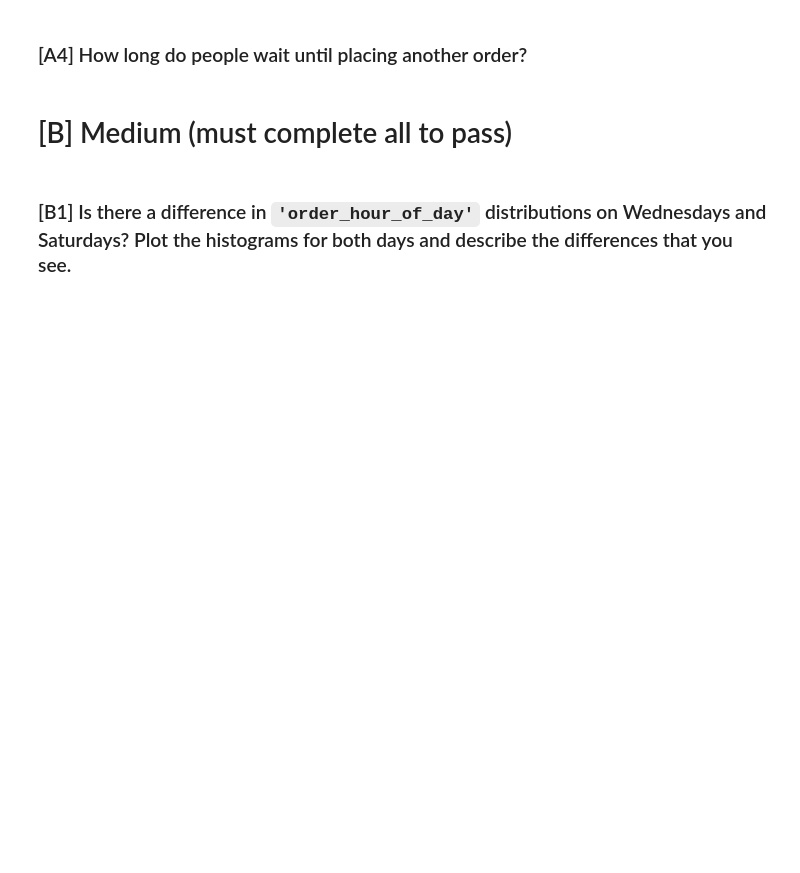
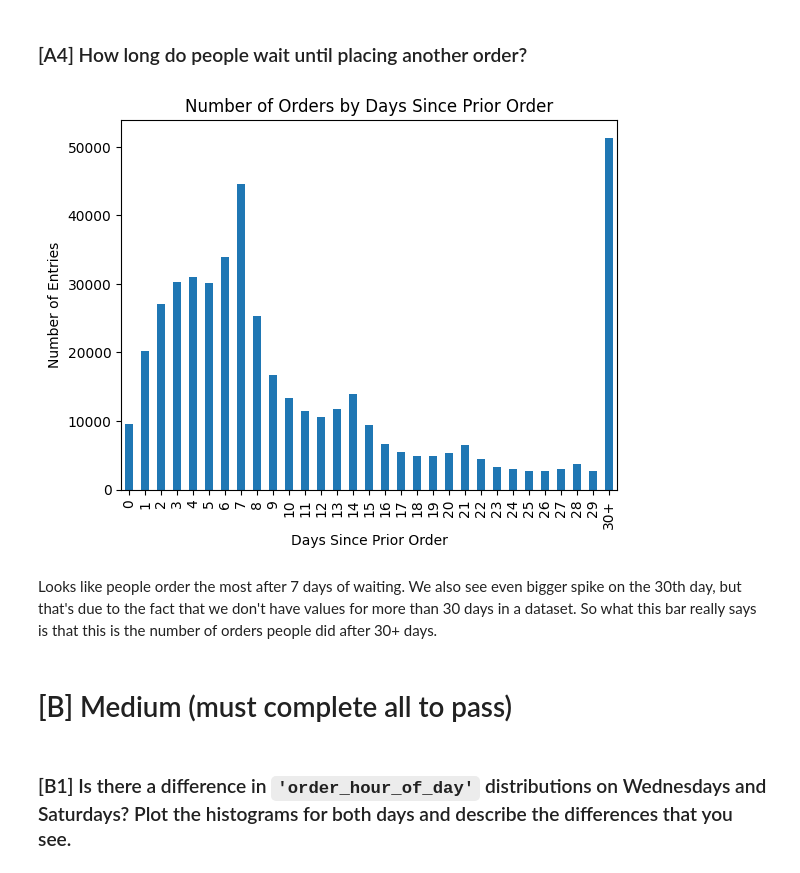
Before and after one commit to makstheimba/data-science-project-2, a Jupyter notebook: main.ipynb, the cells around one changed output. Saved outputs shown, nothing was run; the diff lists cells and outputs as text; code cells hidden in the pictures; blank space fills up the shorter version.

```diff
--- a/main.ipynb
+++ b/main.ipynb
@@ -421,5 +413,27 @@ memory usage: 138.7 MB
 # %% [markdown]
 ### [A4] How long do people wait until placing another order?
+# %%
+orders_since_prior_order = orders['days_since_prior_order'].value_counts().sort_index()
+
+orders_since_prior_order_plot = orders_since_prior_order.plot(
+    kind='bar',
+    title='Number of Orders by Days Since Prior Order',
+    ylabel='Number of Entries',
+    xlabel='Days Since Prior Order'
+)
+
+orders_since_prior_order_xticks = orders_since_prior_order.index.values
+orders_since_prior_order_xticks.sort()
+
+orders_since_prior_order_xtickslabels: list = orders_since_prior_order_xticks.astype(int)[:-1].tolist()
+orders_since_prior_order_xtickslabels.append('30+')
+
+orders_since_prior_order_plot.set_xticklabels(orders_since_prior_order_xtickslabels)
+plt.show()
+# %% [output]
+[figure, added]
+# %% [markdown]
+Looks like people order the most after 7 days of waiting. We also see even bigger spike on the 30th day, but that's due to the fact that we don't have values for more than 30 days in a dataset. So what this bar really says is that this is the number of orders people did after 30+ days.
 # %% [markdown]
 # [B] Medium (must complete all to pass)
 # %% [markdown]
```
Also changed, not shown: parts of 30 cells of this notebook, 2 other files.
